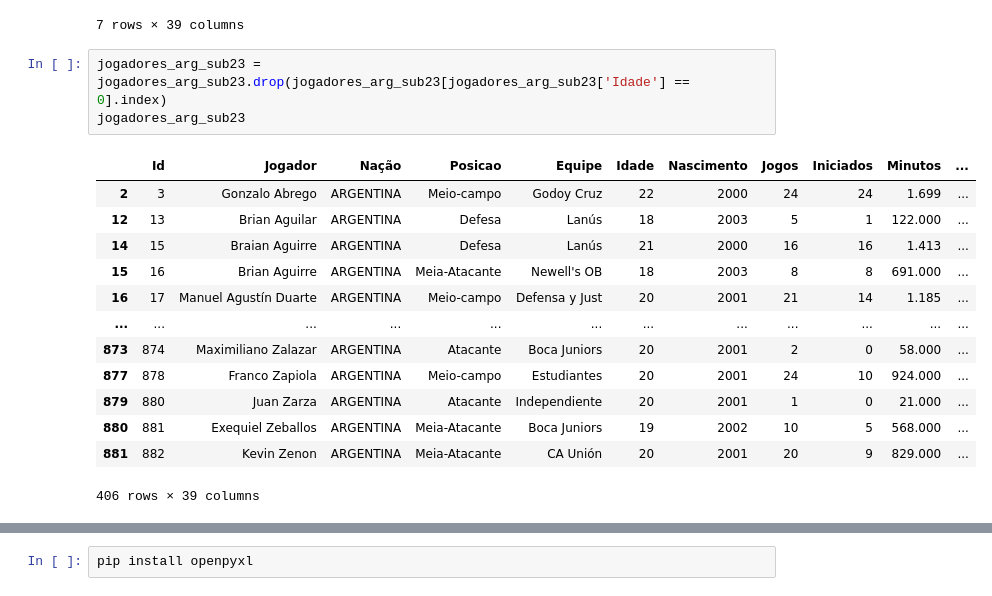
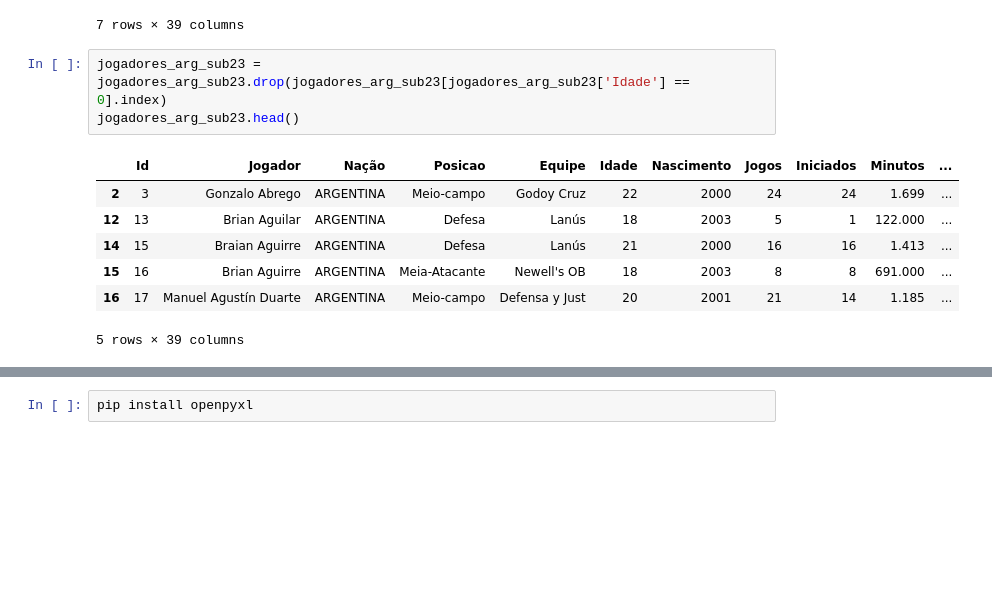
Before and after one commit to fernandopaguiar/Sports-Analytics-Python, a Jupyter notebook: Scout.ipynb, the cells around one changed output, grey strips where cells are left out. Cells and saved outputs as stored; diff of their text form; blank space fills up the shorter version.

```diff
--- a/Scout.ipynb
+++ b/Scout.ipynb
@@ -400,18 +381,12 @@ jogadores_sem_idade
 7 rows × 39 columns
 # %%
 jogadores_arg_sub23 = jogadores_arg_sub23.drop(jogadores_arg_sub23[jogadores_arg_sub23['Idade'] == 0].index)
-jogadores_arg_sub23
+jogadores_arg_sub23.head()
 # %% [output]
 |  | Id | Jogador | Nação | Posicao | Equipe | Idade | Nascimento | Jogos | Iniciados | Minutos | ... |
 | 2 | 3 | Gonzalo Abrego | ARGENTINA | Meio-campo | Godoy Cruz | 22 | 2000 | 24 | 24 | 1.699 | ... |
 | 12 | 13 | Brian Aguilar | ARGENTINA | Defesa | Lanús | 18 | 2003 | 5 | 1 | 122.000 | ... |
 | 14 | 15 | Braian Aguirre | ARGENTINA | Defesa | Lanús | 21 | 2000 | 16 | 16 | 1.413 | ... |
 | 15 | 16 | Brian Aguirre | ARGENTINA | Meia-Atacante | Newell's OB | 18 | 2003 | 8 | 8 | 691.000 | ... |
 | 16 | 17 | Manuel Agustín Duarte | ARGENTINA | Meio-campo | Defensa y Just | 20 | 2001 | 21 | 14 | 1.185 | ... |
-| ... | ... | ... | ... | ... | ... | ... | ... | ... | ... | ... | ... |
-| 873 | 874 | Maximiliano Zalazar | ARGENTINA | Atacante | Boca Juniors | 20 | 2001 | 2 | 0 | 58.000 | ... |
-| 877 | 878 | Franco Zapiola | ARGENTINA | Meio-campo | Estudiantes | 20 | 2001 | 24 | 10 | 924.000 | ... |
-| 879 | 880 | Juan Zarza | ARGENTINA | Atacante | Independiente | 20 | 2001 | 1 | 0 | 21.000 | ... |
-| 880 | 881 | Exequiel Zeballos | ARGENTINA | Meia-Atacante | Boca Juniors | 19 | 2002 | 10 | 5 | 568.000 | ... |
-| 881 | 882 | Kevin Zenon | ARGENTINA | Meia-Atacante | CA Unión | 20 | 2001 | 20 | 9 | 829.000 | ... |
-406 rows × 39 columns
+5 rows × 39 columns
```
Also changed, not shown: parts of 16 cells of this notebook.
